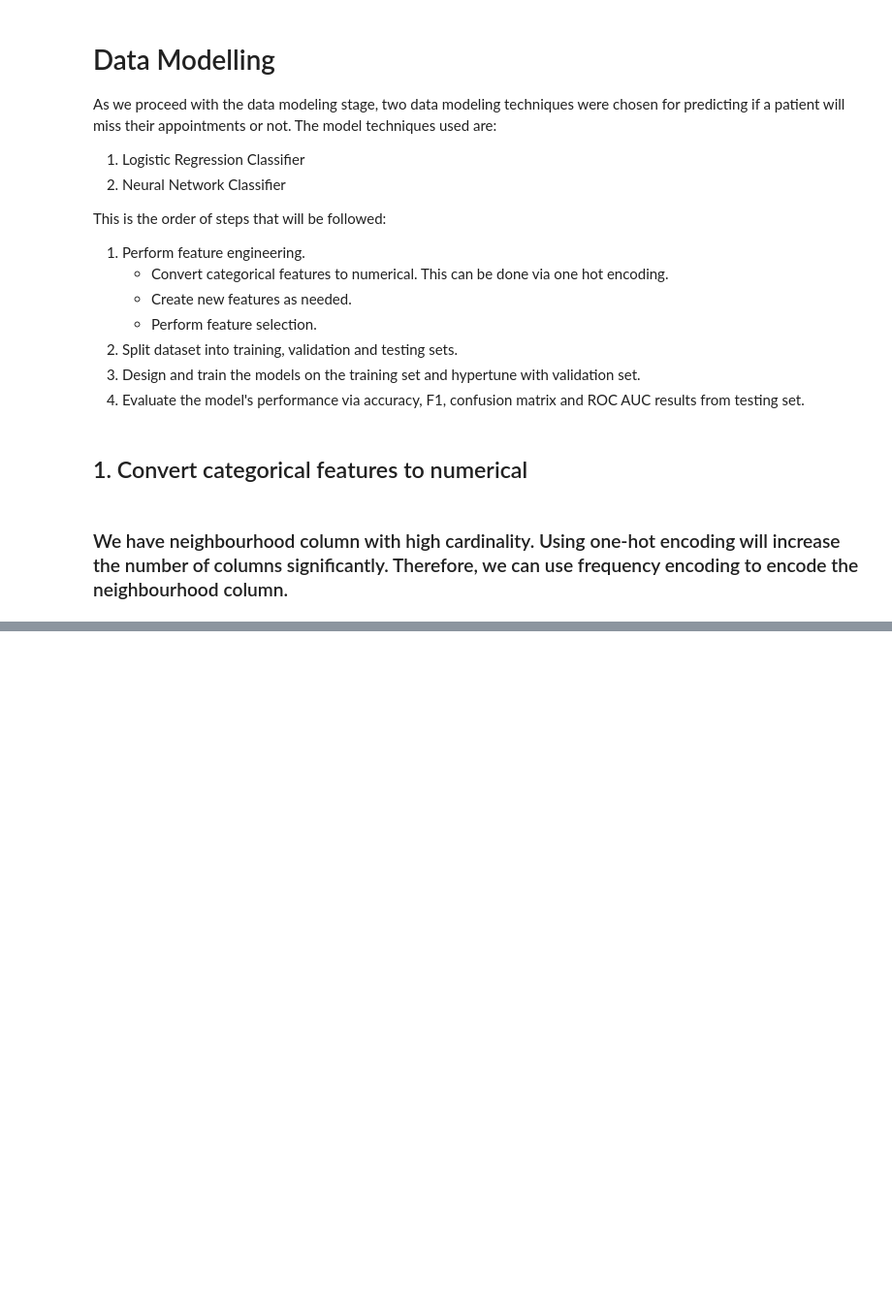
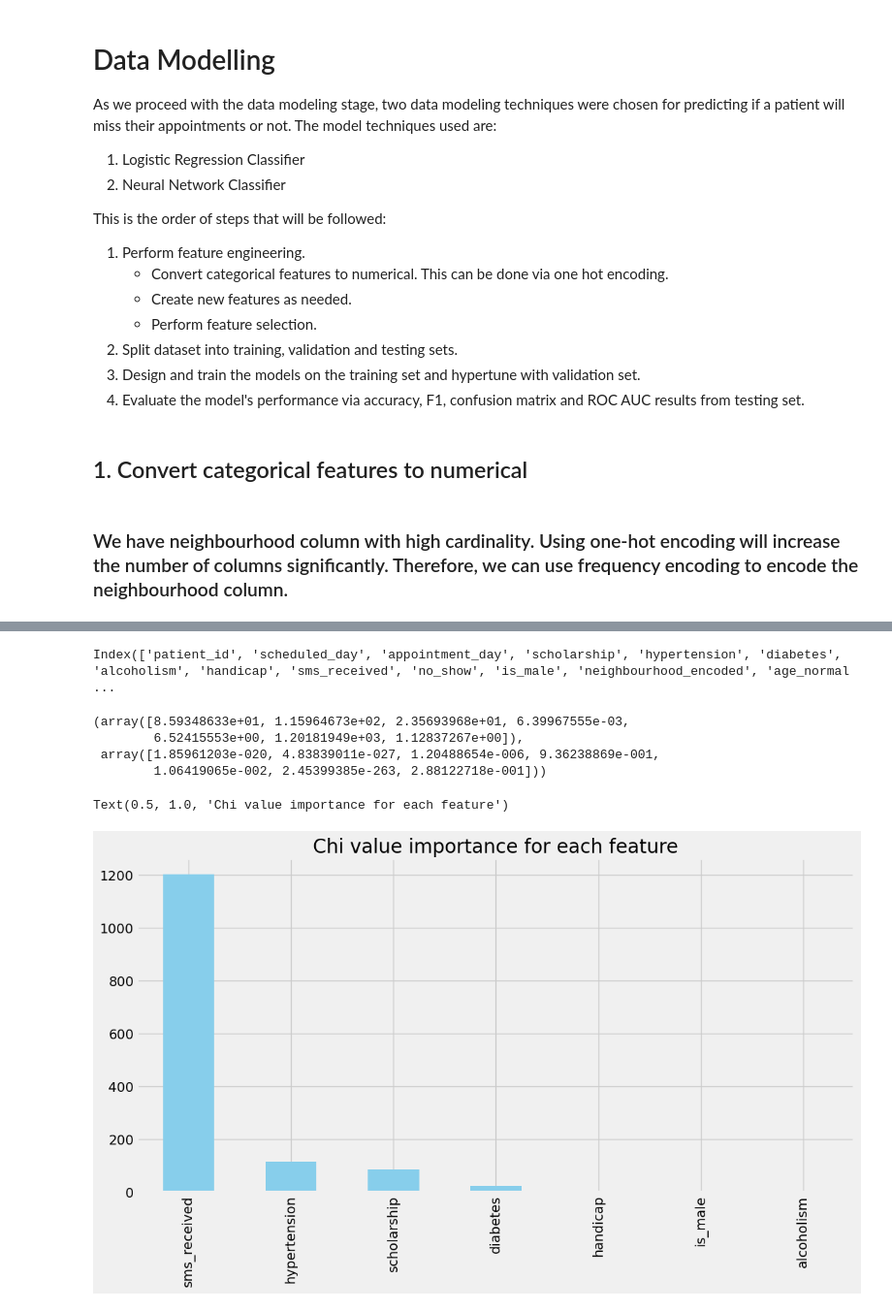
Before and after one commit to KingXP-Pythoner/appt-noshow-model, a Jupyter notebook: Medical_Appointment_No_Show_Classification_Prediction.ipynb, the cells around one changed output, grey strips where cells are left out. Shown at 97% size. Saved outputs shown, nothing was run; the diff lists cells and outputs as text; code cells hidden in the pictures; blank space fills up the shorter version.

```diff
--- a/Medical_Appointment_No_Show_Classification_Prediction.ipynb
+++ b/Medical_Appointment_No_Show_Classification_Prediction.ipynb
@@ -726,0 +752,29 @@ dfm.head()
+# %%
+dfm.columns
+# %% [output]
+Index(['patient_id', 'scheduled_day', 'appointment_day', 'scholarship', 'hypertension', 'diabetes', 'alcoholism', 'handicap', 'sms_received', 'no_show', 'is_male', 'neighbourhood_encoded', 'age_normal ...
+# %%
+# Implement Chi-Square for checking correlation between categorical variables and the target variable
+from sklearn.feature_selection import chi2
+
+X = dfm.drop(columns=['no_show', 'patient_id', 'scheduled_day', 'appointment_day', 'neighbourhood_encoded', 'age_normalized'], axis=1)
+y = dfm['no_show']
+# %%
+chi_scores = chi2(X, y)
+# %%
+chi_scores
+# %% [output]
+(array([8.59348633e+01, 1.15964673e+02, 2.35693968e+01, 6.39967555e-03,
+        6.52415553e+00, 1.20181949e+03, 1.12837267e+00]),
+ array([1.85961203e-020, 4.83839011e-027, 1.20488654e-006, 9.36238869e-001,
+        1.06419065e-002, 2.45399385e-263, 2.88122718e-001]))
+# %%
+# Higher the chi-squared value, the more the feature is related to the target variable
+chi_values = pd.Series(chi_scores[0], index=X.columns)
+chi_values.sort_values(ascending=False, inplace=True)
+# Plot the chi-squared values using a bar chart. Give a chart title of 'Chi value importance for each feature'
+chi_values.plot(kind='bar', figsize=(12, 6), color='skyblue')
+plt.title('Chi value importance for each feature')
+# %% [output]
+Text(0.5, 1.0, 'Chi value importance for each feature')
+[figure, added]
```
Also changed, not shown: parts of 8 cells of this notebook.
